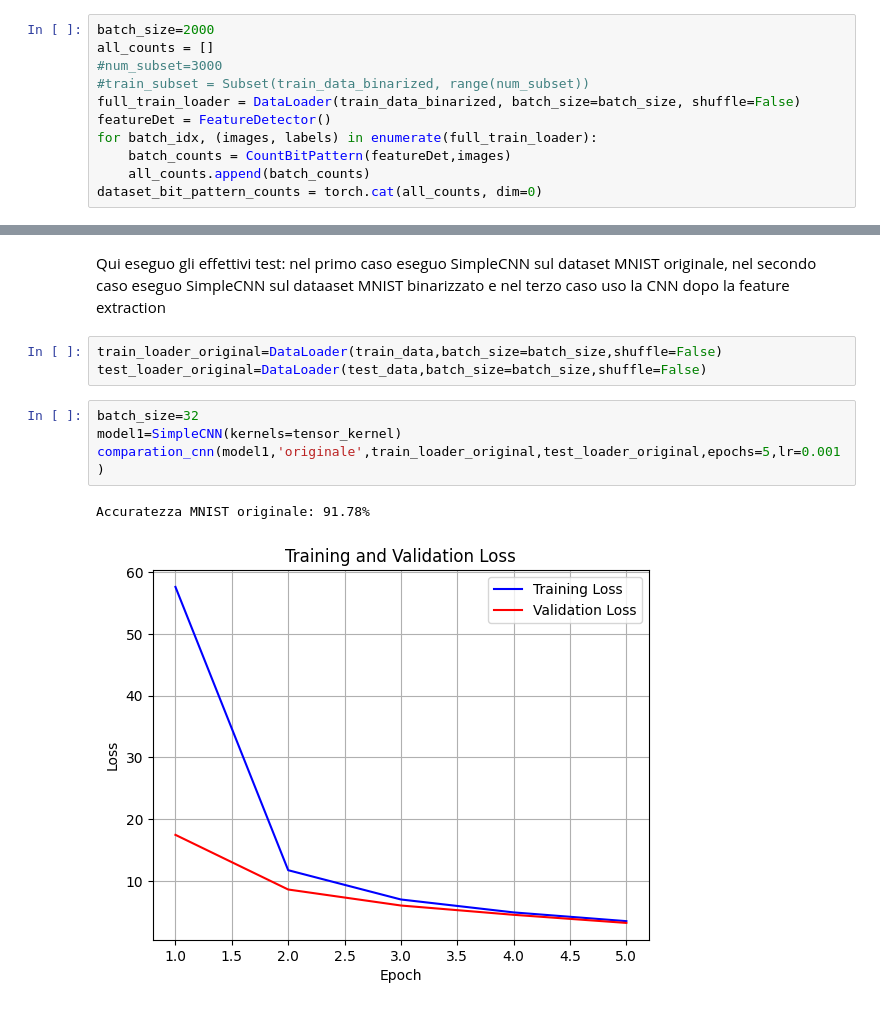
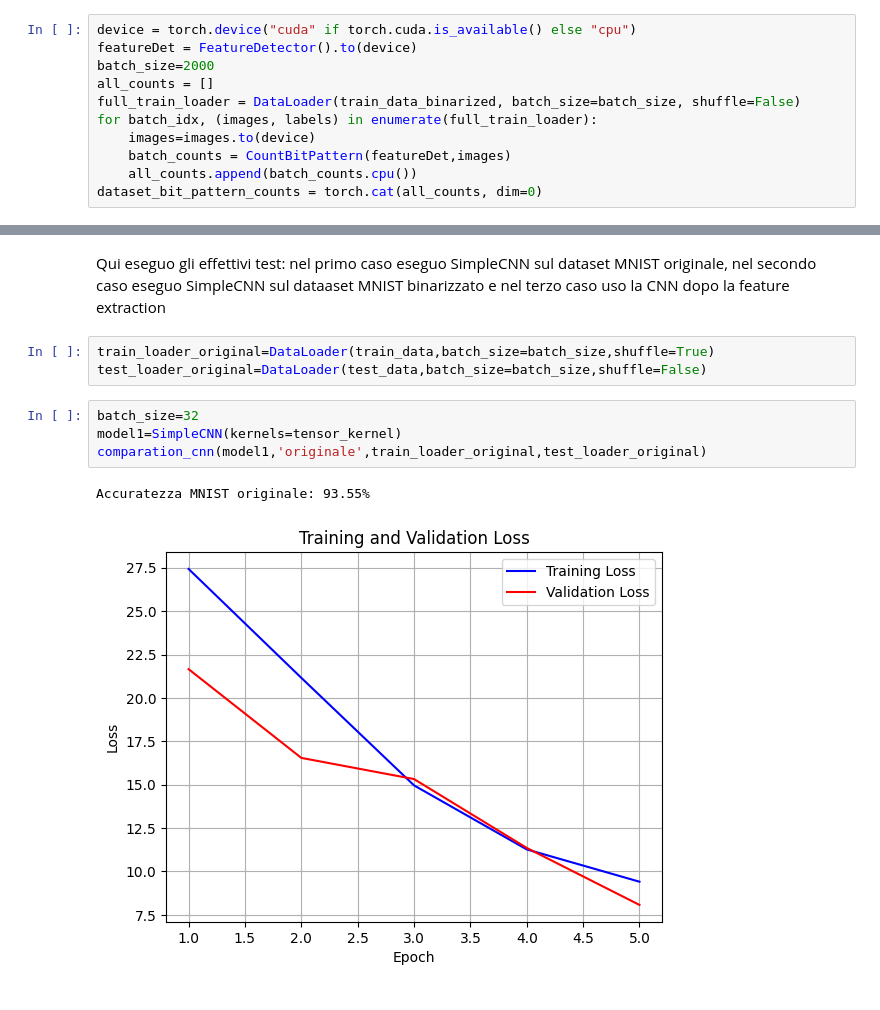
Before and after one commit to AlfonsoUnifi/ProgettoTesiPatternRecognition, a Jupyter notebook: FeatureDetection2.ipynb, the cells around one changed output, grey strips where cells are left out. Saved outputs shown, nothing was run; the diff lists cells and outputs as text.

```diff
--- a/FeatureDetection2.ipynb
+++ b/FeatureDetection2.ipynb
@@ -107,15 +107,15 @@ plt.show()
 # %% [markdown]
 Conteggio dei pattens: qui si usa la funzione CountBitPattern per contare le occorrenze dei vari kernel nel dataset. Per motivi di complessità e per impedimenti dell'hardware il conteggio viene fatto su un Subset di 3000 immagini
 # %%
+device = torch.device("cuda" if torch.cuda.is_available() else "cpu")
+featureDet = FeatureDetector().to(device)
 batch_size=2000
 all_counts = []
-#num_subset=3000
-#train_subset = Subset(train_data_binarized, range(num_subset))
 full_train_loader = DataLoader(train_data_binarized, batch_size=batch_size, shuffle=False)
-featureDet = FeatureDetector()
 for batch_idx, (images, labels) in enumerate(full_train_loader):
+    images=images.to(device)
     batch_counts = CountBitPattern(featureDet,images)
-    all_counts.append(batch_counts)
+    all_counts.append(batch_counts.cpu())
 dataset_bit_pattern_counts = torch.cat(all_counts, dim=0)
 # %% [markdown]
 Qui si utilizza la funzione di Maximum Entropy per ricavare i pattern salienti. Per ricavare i pattern salienti ho calcolato la frequenza delle occorrenze delle varie feature (p_i), poi ho calcolato la funzione che rappresenta la salienza di ciascun pattern, dopodichè questi valori li ho ordinati in ordine decrescente e ricavato i primi K=32 (la scelta di K è arbitraria)
@@ -274,15 +274,15 @@ def comparation_cnn(model,label,train_loader,test_loader,epochs=5,lr=0.001):
 # %% [markdown]
 Qui eseguo gli effettivi test: nel primo caso eseguo SimpleCNN sul dataset MNIST originale, nel secondo caso eseguo SimpleCNN sul dataaset MNIST binarizzato e nel terzo caso uso la CNN dopo la feature extraction
 # %%
-train_loader_original=DataLoader(train_data,batch_size=batch_size,shuffle=False)
+train_loader_original=DataLoader(train_data,batch_size=batch_size,shuffle=True)
 test_loader_original=DataLoader(test_data,batch_size=batch_size,shuffle=False)
 # %%
 batch_size=32
 model1=SimpleCNN(kernels=tensor_kernel)
-comparation_cnn(model1,'originale',train_loader_original,test_loader_original,epochs=5,lr=0.001)
+comparation_cnn(model1,'originale',train_loader_original,test_loader_original)
 # %% [output]
-Accuratezza MNIST originale: 91.78%
+Accuratezza MNIST originale: 93.55%
-[figure, old version]
+[figure, new version]
 # %%
 train_loader_binarized=DataLoader(train_data_binarized,batch_size=batch_size,shuffle=True)
 test_loader_binarized=DataLoader(test_data_binarized,batch_size=batch_size,shuffle=False)
```
Also changed, not shown: parts of 3 cells of this notebook.
